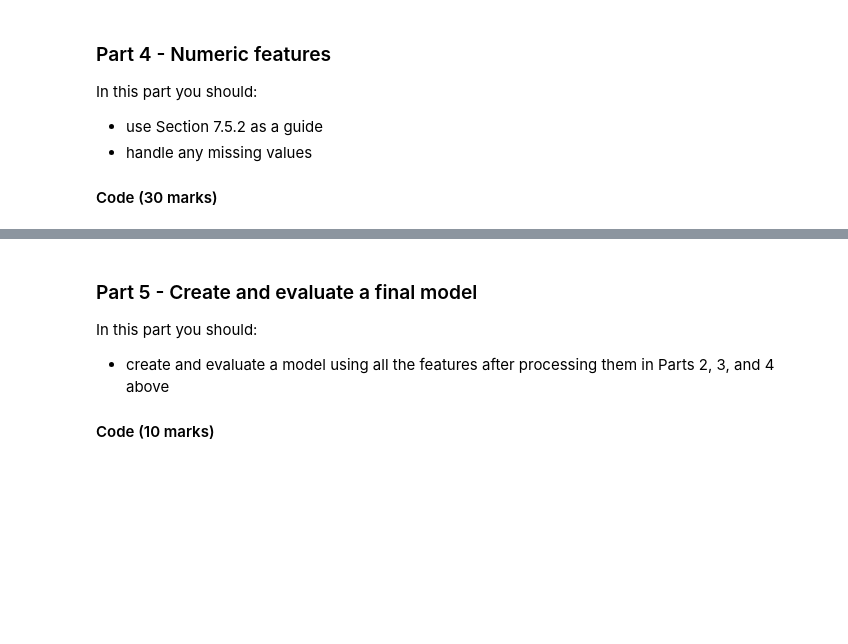
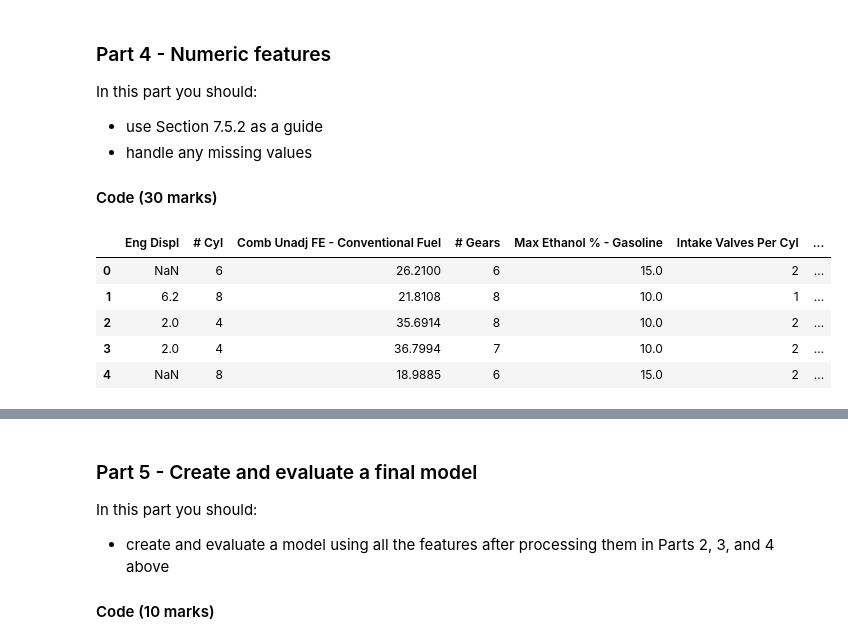
Before and after one commit to educbd/ML_, a Jupyter notebook: Graded_Lab_3.ipynb, the cells around one changed output, grey strips where cells are left out. Drawn from its saved outputs; the diff is of its cells as text; code cells hidden in the pictures; blank space fills up the shorter version.

```diff
--- a/Graded_Lab_3.ipynb
+++ b/Graded_Lab_3.ipynb
@@ -336,3 +336,13 @@ In this part you should:
  - handle any missing values
 
 #### Code (30 marks)
+# %%
+df_num = df_raw.select_dtypes(include='number')
+df_num.head()
+# %% [output]
+|  | Eng Displ | # Cyl | Comb Unadj FE - Conventional Fuel | # Gears | Max Ethanol % - Gasoline | Intake Valves Per Cyl | ... |
+| 0 | NaN | 6 | 26.2100 | 6 | 15.0 | 2 | ... |
+| 1 | 6.2 | 8 | 21.8108 | 8 | 10.0 | 1 | ... |
+| 2 | 2.0 | 4 | 35.6914 | 8 | 10.0 | 2 | ... |
+| 3 | 2.0 | 4 | 36.7994 | 7 | 10.0 | 2 | ... |
+| 4 | NaN | 8 | 18.9885 | 6 | 15.0 | 2 | ... |
```
Also changed, not shown: parts of 11 cells of this notebook.
